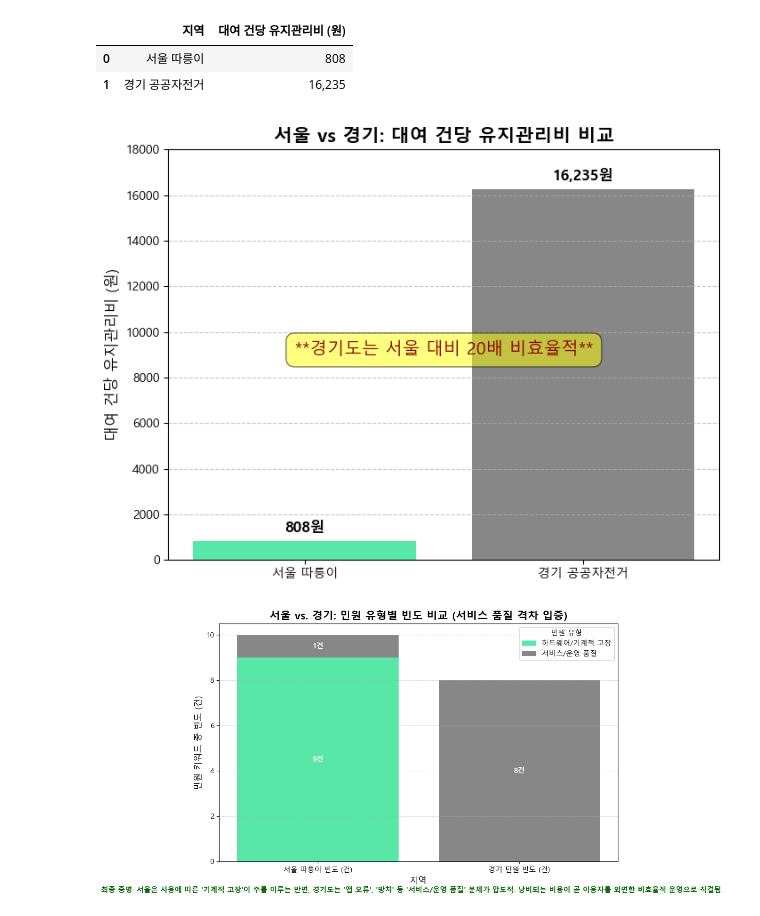
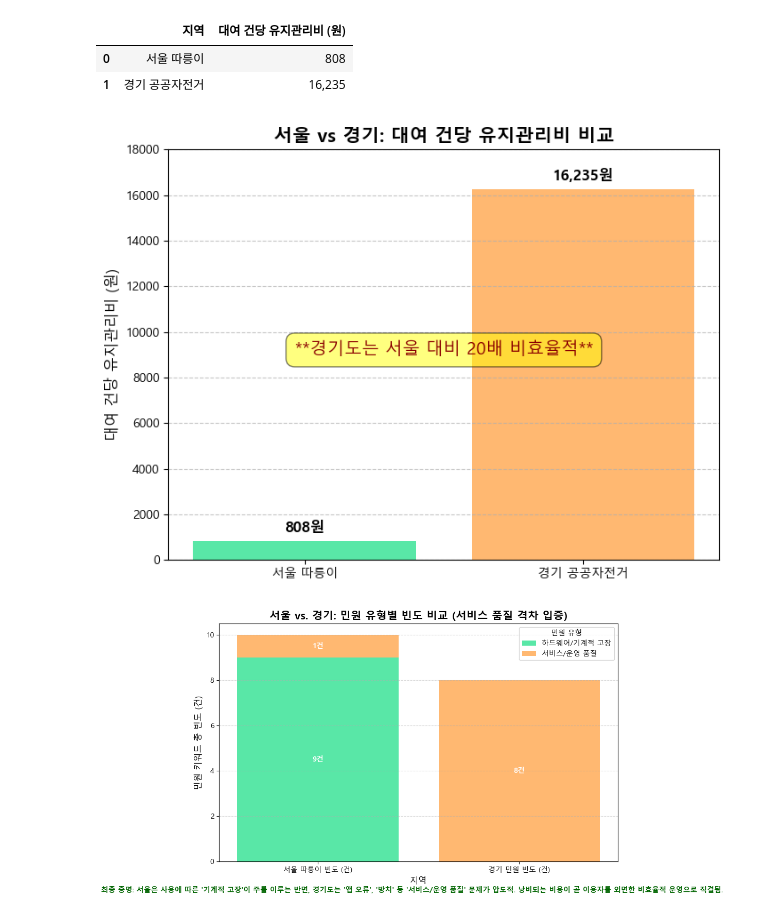
Before and after one commit to mj-camille-kim/Why-public-bicycles-failed, a Jupyter notebook: operate.ipynb, the cells around one changed output. Saved outputs shown, nothing was run; the diff lists cells and outputs as text; code cells hidden in the pictures.

```diff
--- a/operate.ipynb
+++ b/operate.ipynb
@@ -704,39 +704,39 @@ df_cost
 # %%
 fig, ax = plt.subplots(figsize=(8, 6))
 
-colors = ['#30e291', '#696969']
+colors = ['#30e291', '#FFA64D']
 bars = ax.bar(df_cost['지역'], df_cost['대여 건당 유지관리비 (원)'], color=colors, alpha=0.8)
 
 # 데이터 라벨 추가
 def autolabel_cost(bars):
     for bar in bars:
         height = bar.get_height()
         ax.annotate(f'{height:,.0f}원',
                     xy=(bar.get_x() + bar.get_width() / 2, height),
                     xytext=(0, 5),  # 5 points vertical offset
                     textcoords="offset points",
                     ha='center', va='bottom', fontsize=12, fontweight='bold')
 
 autolabel_cost(bars)
 
 # 제목 및 레이블
 ax.set_title('서울 vs 경기: 대여 건당 유지관리비 비교', fontsize=15, fontweight='bold')
 ax.set_ylabel('대여 건당 유지관리비 (원)', fontsize=12)
 ax.set_ylim(0, 18000) # 경기도 값보다 약간 높게 설정
 
 # 격차 텍스트 추가
 gap_ratio = avg_cost_per_rental / cost_per_rental_seoul
 ax.text(0.5, 0.5, f'**경기도는 서울 대비 {gap_ratio:.0f}배 비효율적**',
         transform=ax.transAxes, ha='center', fontsize=14, color='darkred',
         bbox=dict(boxstyle="round,pad=0.5", fc="yellow", alpha=0.5))
 
 
 # 그리드 추가
 ax.grid(axis='y', linestyle='--', alpha=0.7)
 
 plt.show();
 # %% [output]
-[figure, old version]
+[figure, new version]
 # %%
 # 누적 막대 그래프를 위한 데이터 변환
 df_plot = df_summary.T
@@ -746,7 +746,7 @@ fig, ax = plt.subplots(figsize=(10, 6))
 
 # 데이터 플로팅 (누적 막대 그래프)
 bottom = np.zeros(len(df_plot))
-colors = ['#30e291', '#696969']
+colors = ['#30e291', '#FFA64D']
 labels = ['하드웨어/기계적 고장', '서비스/운영 품질']
 
 for i, col in enumerate(df_plot.columns):
@@ -781,4 +781,4 @@ plt.figtext(0.5, 0.01,
 
 plt.show();
 # %% [output]
-[figure, old version]
+[figure, new version]
```
